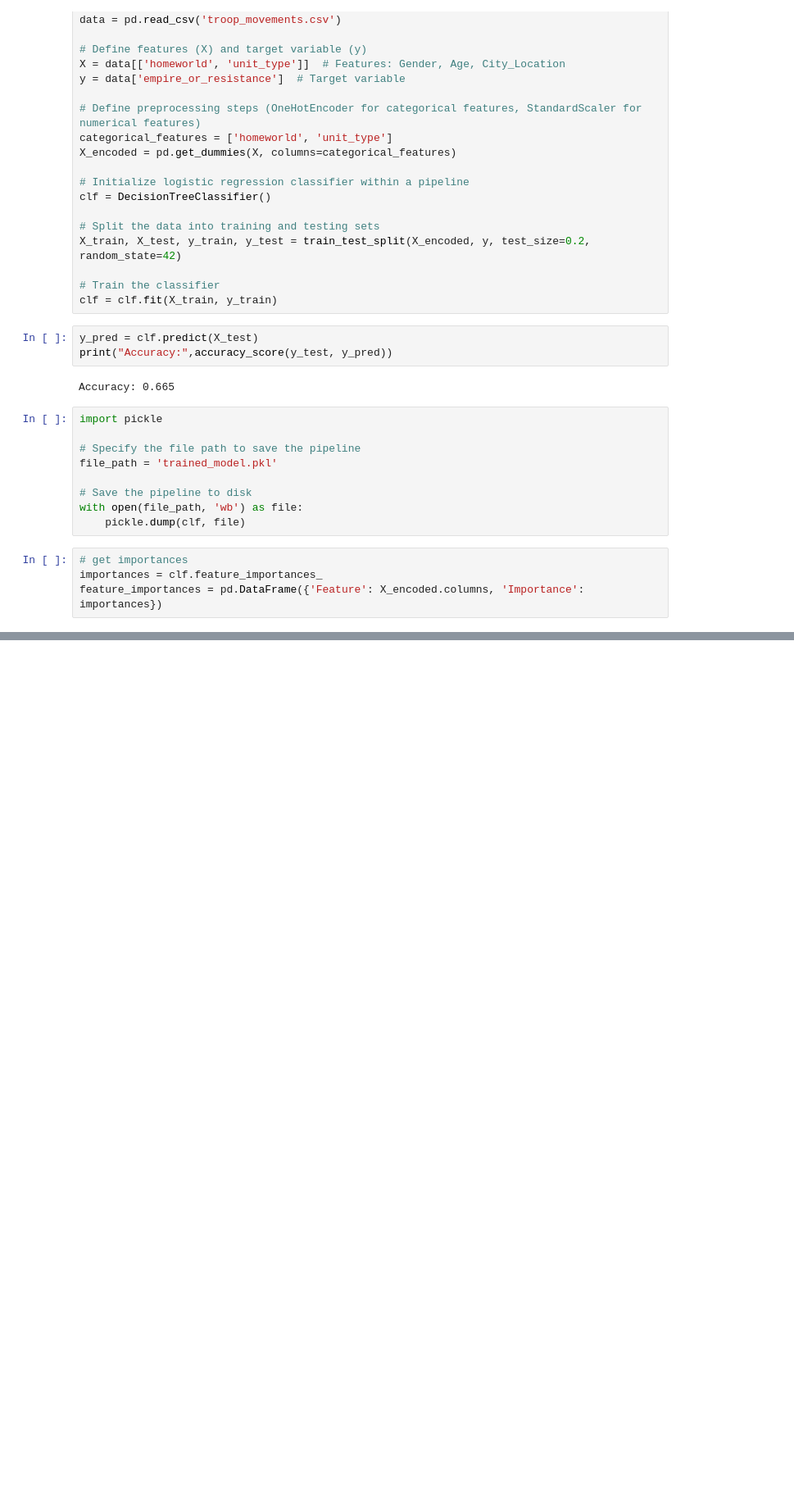
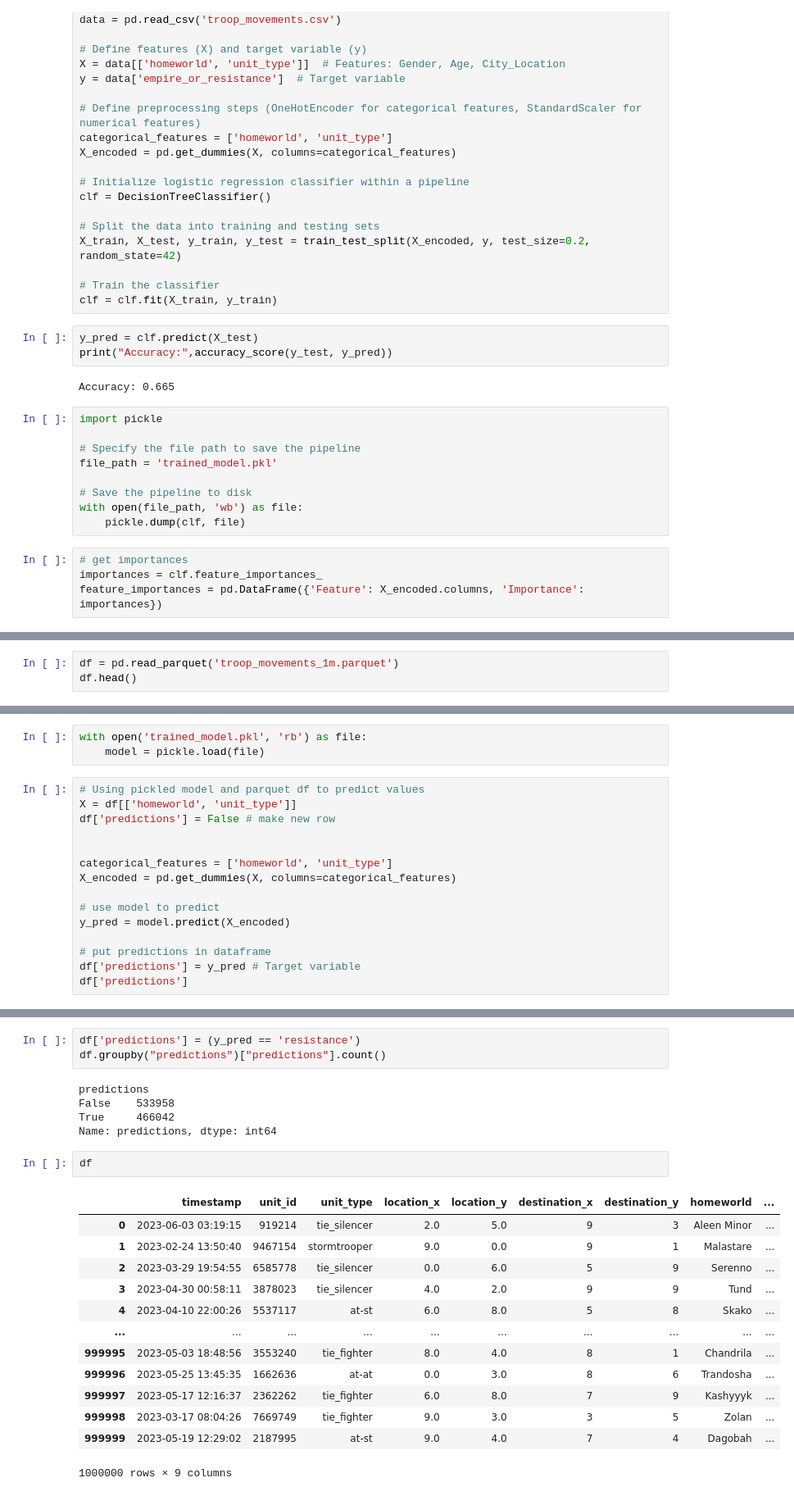
Before and after one commit to piersonf/edp-guided-3, a Jupyter notebook: prediction_model.ipynb, the cells around one changed output, grey strips where cells are left out. Shown: that part at 82% size. Saved outputs shown, nothing was run; the diff lists cells and outputs as text; blank space fills up the shorter version.

```diff
--- a/prediction_model.ipynb
+++ b/prediction_model.ipynb
@@ -79,0 +80,3 @@ plt.show()
+# %%
+df = pd.read_parquet('troop_movements_1m.parquet')
+df.head()
@@ -79,0 +90,18 @@ plt.show()
+# %%
+with open('trained_model.pkl', 'rb') as file:
+    model = pickle.load(file)
+# %%
+# Using pickled model and parquet df to predict values
+X = df[['homeworld', 'unit_type']]
+df['predictions'] = False # make new row
+
+
+categorical_features = ['homeworld', 'unit_type']
+X_encoded = pd.get_dummies(X, columns=categorical_features)
+
+# use model to predict
+y_pred = model.predict(X_encoded)
+
+# put predictions in dataframe
+df['predictions'] = y_pred # Target variable
+df['predictions']
@@ -79,0 +129,24 @@ plt.show()
+# %%
+df['predictions'] = (y_pred == 'resistance')
+df.groupby("predictions")["predictions"].count()
+# %% [output]
+predictions
+False    533958
+True     466042
+Name: predictions, dtype: int64
+# %%
+df
+# %% [output]
+|  | timestamp | unit_id | unit_type | location_x | location_y | destination_x | destination_y | homeworld | ... |
+| 0 | 2023-06-03 03:19:15 | 919214 | tie_silencer | 2.0 | 5.0 | 9 | 3 | Aleen Minor | ... |
+| 1 | 2023-02-24 13:50:40 | 9467154 | stormtrooper | 9.0 | 0.0 | 9 | 1 | Malastare | ... |
+| 2 | 2023-03-29 19:54:55 | 6585778 | tie_silencer | 0.0 | 6.0 | 5 | 9 | Serenno | ... |
+| 3 | 2023-04-30 00:58:11 | 3878023 | tie_silencer | 4.0 | 2.0 | 9 | 9 | Tund | ... |
+| 4 | 2023-04-10 22:00:26 | 5537117 | at-st | 6.0 | 8.0 | 5 | 8 | Skako | ... |
+| ... | ... | ... | ... | ... | ... | ... | ... | ... | ... |
+| 999995 | 2023-05-03 18:48:56 | 3553240 | tie_fighter | 8.0 | 4.0 | 8 | 1 | Chandrila | ... |
+| 999996 | 2023-05-25 13:45:35 | 1662636 | at-at | 0.0 | 3.0 | 8 | 6 | Trandosha | ... |
+| 999997 | 2023-05-17 12:16:37 | 2362262 | tie_fighter | 6.0 | 8.0 | 7 | 9 | Kashyyyk | ... |
+| 999998 | 2023-03-17 08:04:26 | 7669749 | tie_fighter | 9.0 | 3.0 | 3 | 5 | Zolan | ... |
+| 999999 | 2023-05-19 12:29:02 | 2187995 | at-st | 9.0 | 4.0 | 7 | 4 | Dagobah | ... |
+1000000 rows × 9 columns
```
Also changed, not shown: parts of 5 cells of this notebook, 3 other files.
